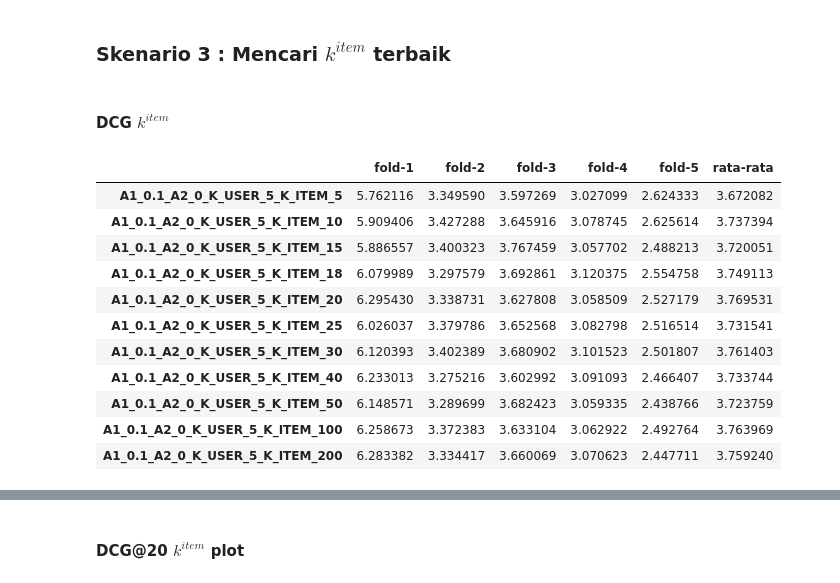
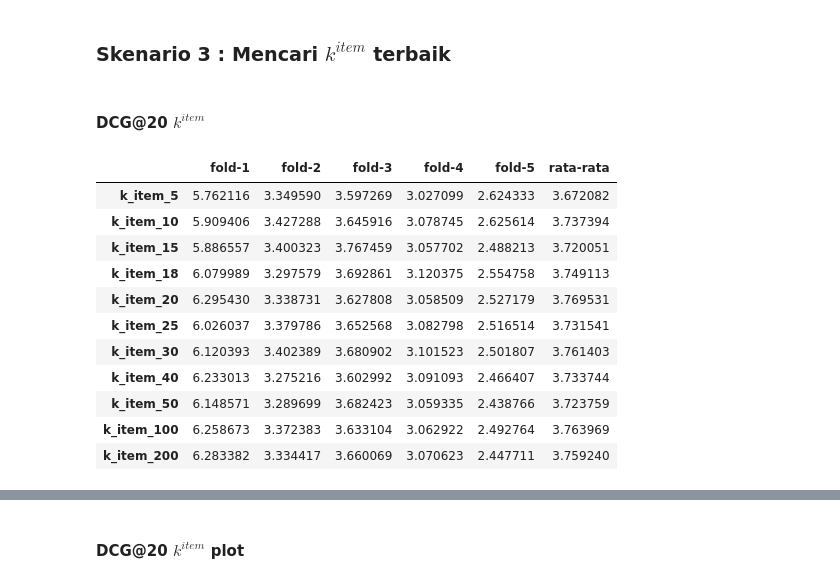
Before and after one commit to DimasDliyaurR/Hybrid-Collaborative-Filtering-HCF, a Jupyter notebook: main.ipynb, the cells around one changed output, grey strips where cells are left out. Drawn from its saved outputs; the diff is of its cells as text; code cells hidden in the pictures.

```diff
--- a/main.ipynb
+++ b/main.ipynb
@@ -148,18 +102,3 @@ Jumlah rating =  20000
 _____________________________________________
 # %% [markdown]
 # Tversky Index
-# %%
-import DistanceBased.similarities as S
-from tqdm.contrib.itertools import product
-
-opsional = ["user-based","item-based"]
-alpha_1 = [0.1,0.2]
-alpha_2 = [0.5]
-
-top_k = [5,10,15,18,20,25,30,40,50,100,200]
-
-for opsional_index,i,j,k in product(opsional,alpha_1,alpha_2,top_k) :
-    # print(f"alpha_1 = {i} & alpha_2 = {j}")
-    S.TI("data/ml-100k",k=k,opsional=opsional_index,alpha_1=i,alpha_2=j)
-
-# ti = S.TI("data/ml-100k",k=5,opsional="user-based",alpha_1=0.2,alpha_2=0.5)
@@ -470,10 +691,10 @@ idcg = np.array([sum(np.array([sum(1/np.log2(np.arange(2,n+2))) for n in range(1
 k_item = [5,10,15,18,20,25,30,40,50,100,200]
 
 
-ti_mean_dcg_k_item_fold = []
-ti_mean_ndcg_k_item_fold = []
-ti_mean_dcg_k_item = []
-ti_mean_ndcg_k_item = []
+mean_dcg_k_item_fold = []
+mean_ndcg_k_item_fold = []
+mean_dcg_k_item = []
+mean_ndcg_k_item = []
 
 for k_item_index in k_item :
 
@@ -488,29 +709,29 @@ for k_item_index in k_item :
     mean_dcg_per_fold += [sum(mean_dcg_per_fold)/len(skenario_kedua_k_user)]
     mean_ndcg_per_fold += [sum(mean_ndcg_per_fold)/len(skenario_kedua_k_user)]
 
-    ti_mean_dcg_k_item_fold += [mean_dcg_per_fold]
-    ti_mean_ndcg_k_item_fold += [mean_ndcg_per_fold]
-    ti_mean_dcg_k_item += [[k_item_index,30,sum(mean_dcg_per_fold)/len(skenario_kedua_k_user)]]
-    ti_mean_ndcg_k_item += [[k_item_index,30,sum(mean_ndcg_per_fold)/len(skenario_kedua_k_user)]]
+    mean_dcg_k_item_fold += [mean_dcg_per_fold]
+    mean_ndcg_k_item_fold += [mean_ndcg_per_fold]
+    mean_dcg_k_item += [[k_item_index,30,sum(mean_dcg_per_fold)/len(skenario_kedua_k_user)]]
+    mean_ndcg_k_item += [[k_item_index,30,sum(mean_ndcg_per_fold)/len(skenario_kedua_k_user)]]
 # %% [markdown]
-#### DCG $k^{item}$
+#### DCG@20 $k^{item}$
 # %%
 import pandas as pd
 
 k_item = [5,10,15,18,20,25,30,40,50,100,200]
 
-pd.DataFrame(ti_mean_dcg_k_item_fold,index=[ f"A1_{str(0.1)}_A2_{str(0)}_K_USER_{str(5)}_K_ITEM_{str(i)}" for i in k_item],columns=[f"fold-{i}" if i != 6 else "rata-rata" for i in range(1,7)])
+pd.DataFrame(mean_dcg_k_item_fold,index=[ f"k_item_{str(i)}" for i in k_item],columns=[f"fold-{i}" if i != 6 else "rata-rata" for i in range(1,7)])
 # %% [output]
 |  | fold-1 | fold-2 | fold-3 | fold-4 | fold-5 | rata-rata |
-| A1_0.1_A2_0_K_USER_5_K_ITEM_5 | 5.762116 | 3.349590 | 3.597269 | 3.027099 | 2.624333 | 3.672082 |
-| A1_0.1_A2_0_K_USER_5_K_ITEM_10 | 5.909406 | 3.427288 | 3.645916 | 3.078745 | 2.625614 | 3.737394 |
-| A1_0.1_A2_0_K_USER_5_K_ITEM_15 | 5.886557 | 3.400323 | 3.767459 | 3.057702 | 2.488213 | 3.720051 |
-| A1_0.1_A2_0_K_USER_5_K_ITEM_18 | 6.079989 | 3.297579 | 3.692861 | 3.120375 | 2.554758 | 3.749113 |
-| A1_0.1_A2_0_K_USER_5_K_ITEM_20 | 6.295430 | 3.338731 | 3.627808 | 3.058509 | 2.527179 | 3.769531 |
-| A1_0.1_A2_0_K_USER_5_K_ITEM_25 | 6.026037 | 3.379786 | 3.652568 | 3.082798 | 2.516514 | 3.731541 |
-| A1_0.1_A2_0_K_USER_5_K_ITEM_30 | 6.120393 | 3.402389 | 3.680902 | 3.101523 | 2.501807 | 3.761403 |
-| A1_0.1_A2_0_K_USER_5_K_ITEM_40 | 6.233013 | 3.275216 | 3.602992 | 3.091093 | 2.466407 | 3.733744 |
-| A1_0.1_A2_0_K_USER_5_K_ITEM_50 | 6.148571 | 3.289699 | 3.682423 | 3.059335 | 2.438766 | 3.723759 |
-| A1_0.1_A2_0_K_USER_5_K_ITEM_100 | 6.258673 | 3.372383 | 3.633104 | 3.062922 | 2.492764 | 3.763969 |
-| A1_0.1_A2_0_K_USER_5_K_ITEM_200 | 6.283382 | 3.334417 | 3.660069 | 3.070623 | 2.447711 | 3.759240 |
+| k_item_5 | 5.762116 | 3.349590 | 3.597269 | 3.027099 | 2.624333 | 3.672082 |
+| k_item_10 | 5.909406 | 3.427288 | 3.645916 | 3.078745 | 2.625614 | 3.737394 |
+| k_item_15 | 5.886557 | 3.400323 | 3.767459 | 3.057702 | 2.488213 | 3.720051 |
+| k_item_18 | 6.079989 | 3.297579 | 3.692861 | 3.120375 | 2.554758 | 3.749113 |
+| k_item_20 | 6.295430 | 3.338731 | 3.627808 | 3.058509 | 2.527179 | 3.769531 |
+| k_item_25 | 6.026037 | 3.379786 | 3.652568 | 3.082798 | 2.516514 | 3.731541 |
+| k_item_30 | 6.120393 | 3.402389 | 3.680902 | 3.101523 | 2.501807 | 3.761403 |
+| k_item_40 | 6.233013 | 3.275216 | 3.602992 | 3.091093 | 2.466407 | 3.733744 |
+| k_item_50 | 6.148571 | 3.289699 | 3.682423 | 3.059335 | 2.438766 | 3.723759 |
+| k_item_100 | 6.258673 | 3.372383 | 3.633104 | 3.062922 | 2.492764 | 3.763969 |
+| k_item_200 | 6.283382 | 3.334417 | 3.660069 | 3.070623 | 2.447711 | 3.759240 |
 # %% [markdown]
```
Also changed, not shown: parts of 65 cells of this notebook, 4 other files.
